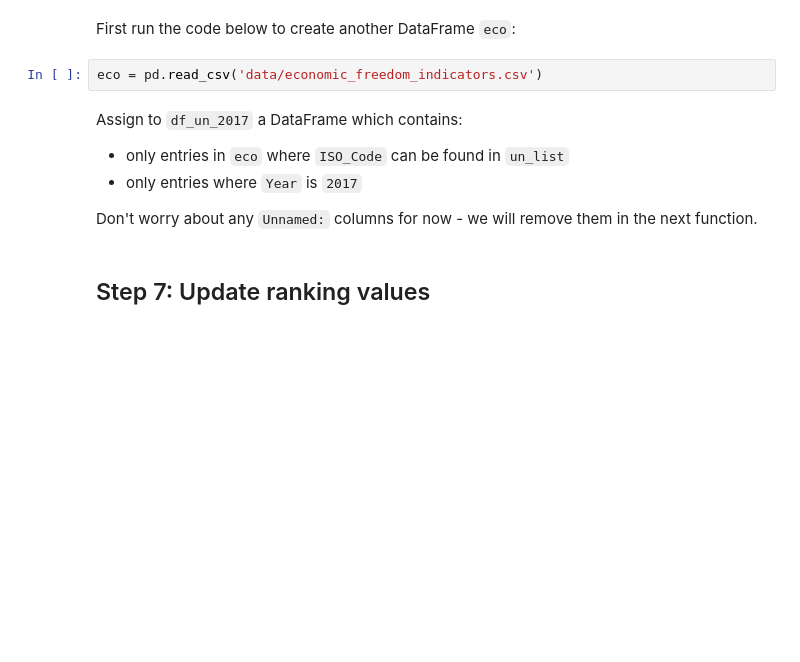
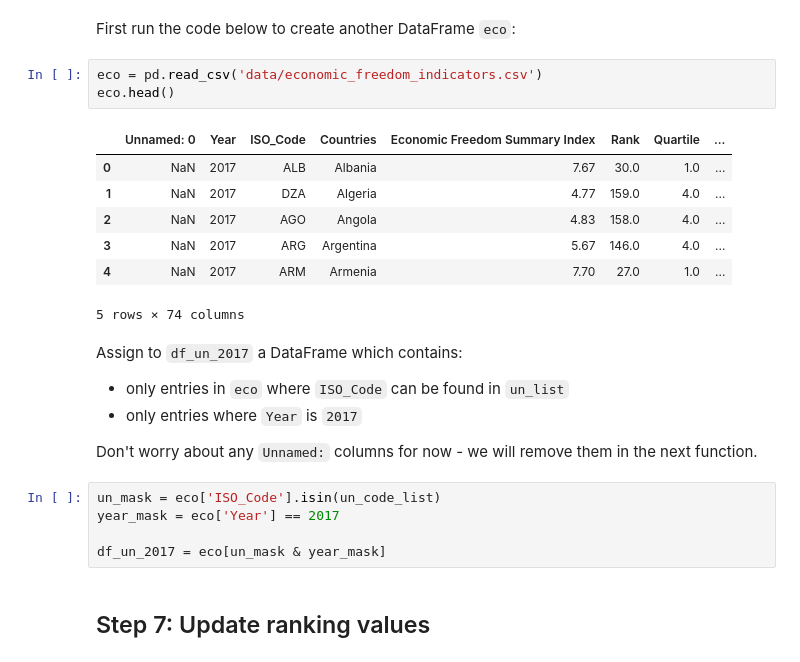
Before and after one commit to Louis-Bad/KATE_module-7, a Jupyter notebook: world_development_analysis/world_dev.ipynb, the cells around one changed output. Drawn from its saved outputs; the diff is of its cells as text; blank space fills up the shorter version.

```diff
--- a/world_development_analysis/world_dev.ipynb
+++ b/world_development_analysis/world_dev.ipynb
@@ -113,6 +150,15 @@ Create a list of the `Alpha-3 code` values from `df_cols` but only including ent
 First run the code below to create another DataFrame `eco`:
 # %%
 eco = pd.read_csv('data/economic_freedom_indicators.csv')
+eco.head()
+# %% [output]
+|  | Unnamed: 0 | Year | ISO_Code | Countries | Economic Freedom Summary Index | Rank | Quartile | ... |
+| 0 | NaN | 2017 | ALB | Albania | 7.67 | 30.0 | 1.0 | ... |
+| 1 | NaN | 2017 | DZA | Algeria | 4.77 | 159.0 | 4.0 | ... |
+| 2 | NaN | 2017 | AGO | Angola | 4.83 | 158.0 | 4.0 | ... |
+| 3 | NaN | 2017 | ARG | Argentina | 5.67 | 146.0 | 4.0 | ... |
+| 4 | NaN | 2017 | ARM | Armenia | 7.70 | 27.0 | 1.0 | ... |
+5 rows × 74 columns
 # %% [markdown]
 Assign to `df_un_2017` a DataFrame which contains:
 
@@ -120,6 +166,11 @@ Assign to `df_un_2017` a DataFrame which contains:
 - only entries where `Year` is `2017`
 
 Don't worry about any `Unnamed:` columns for now - we will remove them in the next function.
+# %%
+un_mask = eco['ISO_Code'].isin(un_code_list)
+year_mask = eco['Year'] == 2017
+
+df_un_2017 = eco[un_mask & year_mask]
 # %% [markdown]
 ## Step 7: Update ranking values
 # %% [markdown]
```
Also changed, not shown: parts of 15 cells of this notebook, 1 other file.
